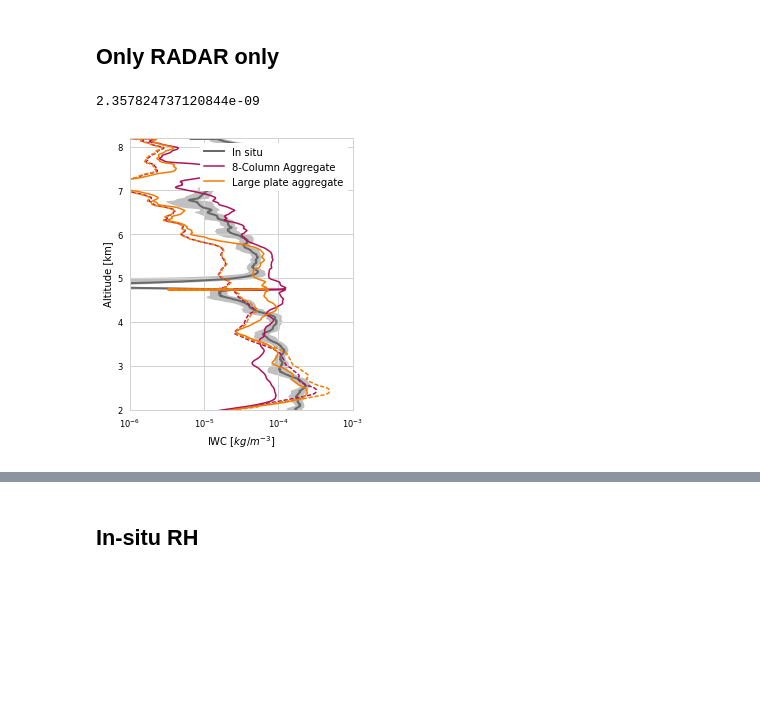
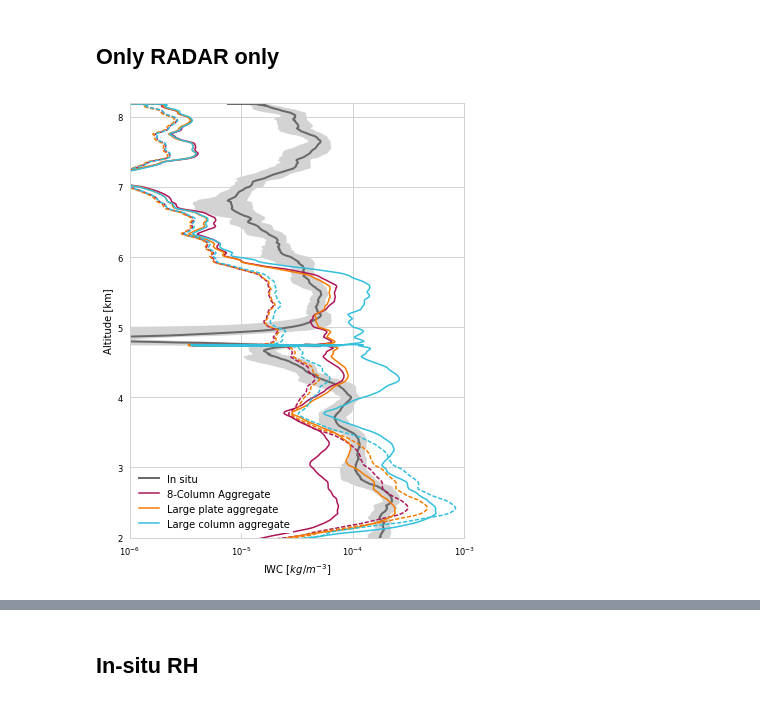
Before and after one commit to simonpf/ismar_combined, a Jupyter notebook: notebooks/results.ipynb, the cells around one changed output, grey strips where cells are left out. Drawn from its saved outputs; the diff is of its cells as text; code cells hidden in the pictures; blank space fills up the shorter version.

```diff
--- a/notebooks/results.ipynb
+++ b/notebooks/results.ipynb
@@ -336,7 +307,7 @@ from joint_flight.data.in_situ import faam
 from scipy.interpolate import RegularGridInterpolator
 
 from scipy.signal import convolve
-k = np.ones(40) / 40.0
+k = np.ones(50) / 50.0
 
 #
 # Nevzorov probe data
@@ -381,43 +352,43 @@ f = RegularGridInterpolator((hamp.d[:-1], z), hmc_lca_ro)
 hmc_lca_ro = np.convolve(f((faam.nev_d, faam.nev_z)), k)
 # %% [markdown]
 ## Only RADAR only
-# %%
-dx_nev.max()
-# %% [output]
-2.357824737120844e-09
 # %%
-f, ax = plt.subplots(1, 1, figsize = (4, 5))
+f, ax = plt.subplots(1, 1, figsize = (6, 8))
 i_start = 100
 i_end   = 1600
 
 x_nev  = hmc_nev[i_start : i_end]
 dx_nev = hmc_nev_sigma[i_start : i_end]
 y = nev_z[i_start : i_end] / 1e3
 
-ax.fill_betweenx(y, x_nev - dx_nev, x_nev + dx_nev, color = "silver")
+ax.fill_betweenx(y, x_nev - dx_nev, x_nev + dx_nev, color = "lightgrey")
 ax.plot(x_nev, y, c = "dimgrey", lw = 2, label = "In situ")
 
 # 8-Column Aggregate
 ax.plot(hmc_8ca[i_start : i_end], y, c = "C0", label = "8-Column Aggregate")
 ax.plot(hmc_8ca_ro[i_start : i_end], y, ls = "--", c = "C0")
 
 # Large plate aggregate
 ax.plot(hmc_lpa[i_start : i_end], y, c = "C1", label = "Large plate aggregate")
 ax.plot(hmc_lpa_ro[i_start : i_end], y, c = "C1", ls = "--")
+
+# Large plate aggregate
+ax.plot(hmc_lca[i_start : i_end], y, c = "C2", label = "Large column aggregate")
+ax.plot(hmc_lca_ro[i_start : i_end], y, c = "C2", ls = "--")
 
 # Large column aggregate
 #ax.plot(hmc_lca[i_start : i_end], y, c = "C1")
 #ax.plot(hmc_lca_ro[i_start : i_end], y, c = "C1", ls = "--")
 
 
 
 ax.set_ylabel("Altitude [km]")
 
 ax.legend()
 ax.set_xlabel("IWC [$kg/m^{-3}$]")
 ax.set_xscale("log")
 ax.set_xlim(1e-6, 1e-3)
 ax.set_ylim(2, 8.2)
 f.savefig("../plots/iwc_in_situ.pdf", bbox_inches = "tight")
 # %% [output]
-[figure, old version]
+[figure, new version]
```
Also changed, not shown: parts of 27 cells of this notebook, 11 other files.
